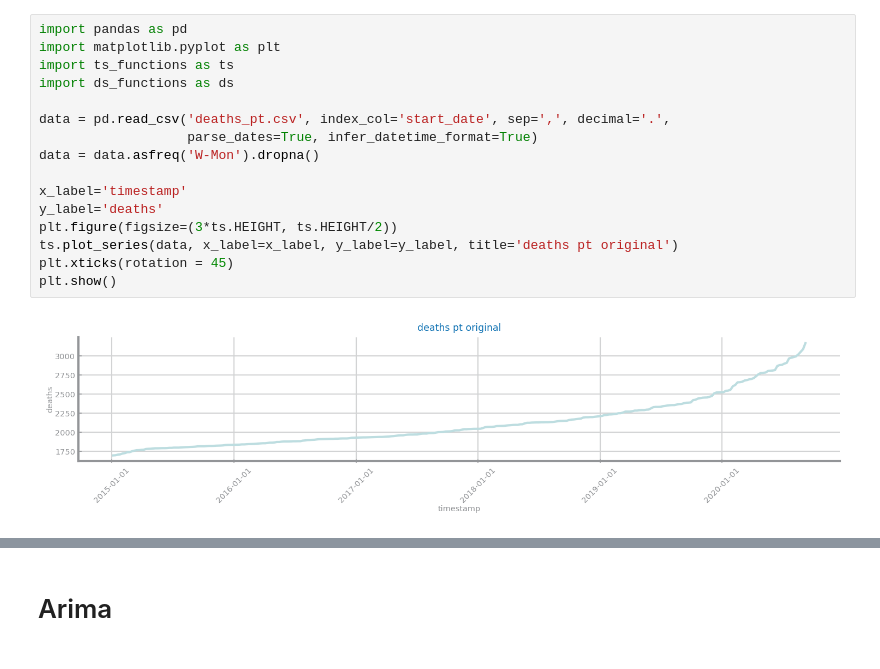
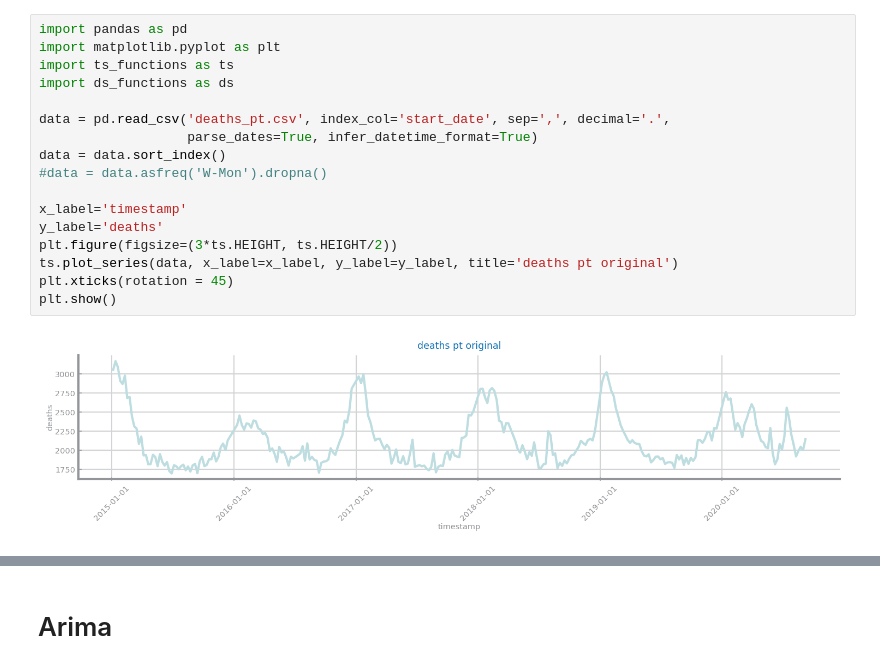
Before and after one commit to VivaRafael/CD, a Jupyter notebook: lab9_10/Forecasting - Deaths.ipynb, the cells around one changed output, grey strips where cells are left out. Drawn from its saved outputs; the diff is of its cells as text.

```diff
--- a/lab9_10/Forecasting - Deaths.ipynb
+++ b/lab9_10/Forecasting - Deaths.ipynb
@@ -1,21 +1,22 @@
 # %%
 import pandas as pd
 import matplotlib.pyplot as plt
 import ts_functions as ts
 import ds_functions as ds
 
 data = pd.read_csv('deaths_pt.csv', index_col='start_date', sep=',', decimal='.',
                    parse_dates=True, infer_datetime_format=True)
-data = data.asfreq('W-Mon').dropna()
+data = data.sort_index()
+#data = data.asfreq('W-Mon').dropna()
 
 x_label='timestamp'
 y_label='deaths'
 plt.figure(figsize=(3*ts.HEIGHT, ts.HEIGHT/2))
 ts.plot_series(data, x_label=x_label, y_label=y_label, title='deaths pt original')
 plt.xticks(rotation = 45)
 plt.show()
 # %% [output]
-[figure, old version]
+[figure, new version]
 # %%
 import statsmodels.tsa.seasonal as seasonal
 
```
Also changed, not shown: parts of 7 cells of this notebook, 4 other files.
